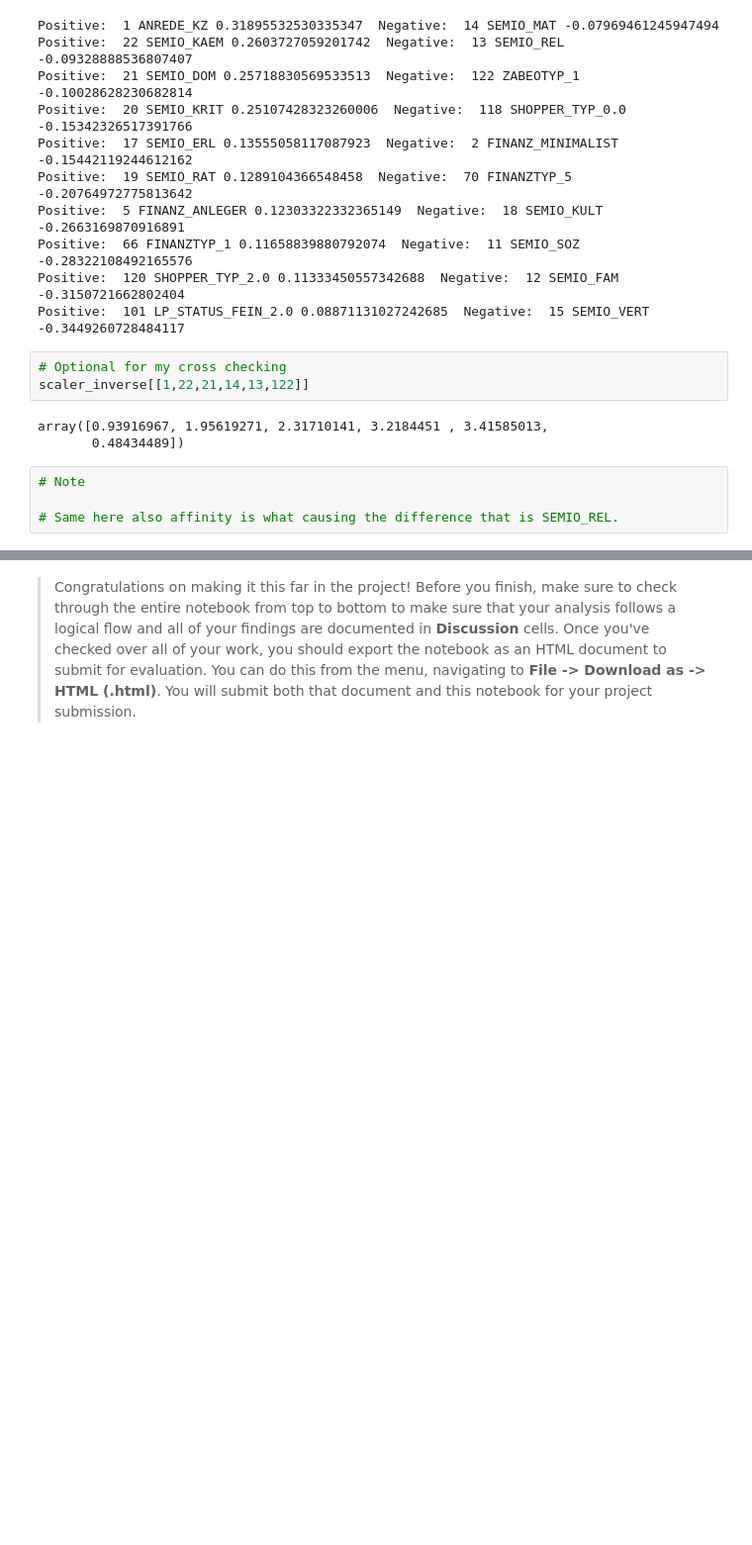
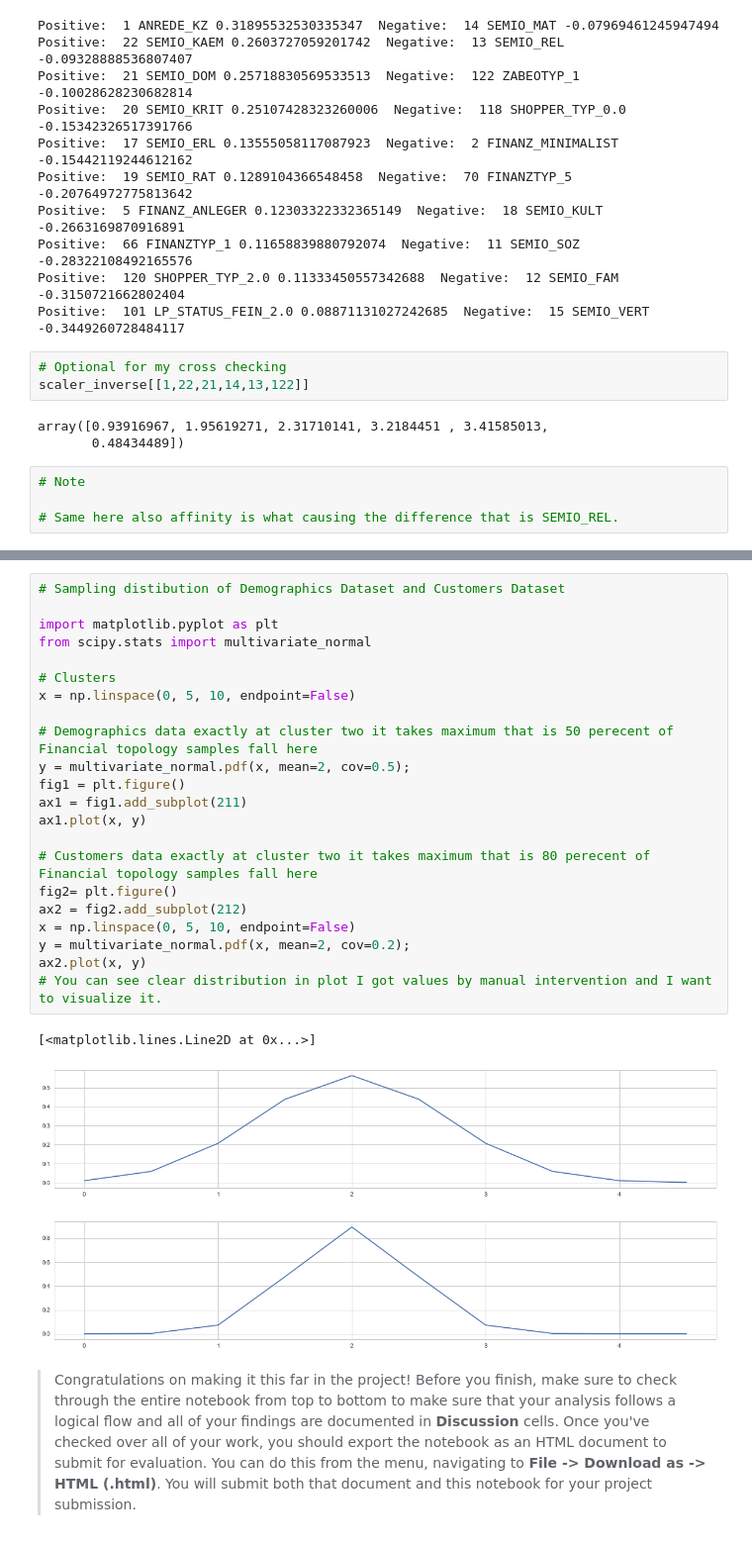
Before and after one commit to karthiktsaliki/Customer_Segments, a Jupyter notebook: Identify_Customer_Segments.ipynb, the cells around one changed output, grey strips where cells are left out. Shown: that part at 99% size. Cells and saved outputs as stored; diff of their text form; blank space fills up the shorter version.

```diff
--- a/Identify_Customer_Segments.ipynb
+++ b/Identify_Customer_Segments.ipynb
@@ -1149,2 +1188,28 @@ array([0.93916967, 1.95619271, 2.31710141, 3.2184451 , 3.41585013,
+# %%
+# Sampling distibution of Demographics Dataset and Customers Dataset
+
+import matplotlib.pyplot as plt
+from scipy.stats import multivariate_normal
+
+# Clusters
+x = np.linspace(0, 5, 10, endpoint=False)
+
+# Demographics data exactly at cluster two it takes maximum that is 50 perecent of Financial topology samples fall here
+y = multivariate_normal.pdf(x, mean=2, cov=0.5);
+fig1 = plt.figure()
+ax1 = fig1.add_subplot(211)
+ax1.plot(x, y)
+
+# Customers data exactly at cluster two it takes maximum that is 80 perecent of Financial topology samples fall here
+fig2= plt.figure()
+ax2 = fig2.add_subplot(212)
+x = np.linspace(0, 5, 10, endpoint=False)
+y = multivariate_normal.pdf(x, mean=2, cov=0.2);
+ax2.plot(x, y)
+# You can see clear distribution in plot I got values by manual intervention and I want to visualize it.
+# %% [output]
+[<matplotlib.lines.Line2D at 0x...>]
+[figure, added]
+[figure, added]
 # %% [markdown]
 > Congratulations on making it this far in the project! Before you finish, make sure to check through the entire notebook from top to bottom to make sure that your analysis follows a logical flow and all of your findings are documented in **Discussion** cells. Once you've checked over all of your work, you should export the notebook as an HTML document to submit for evaluation. You can do this from the menu, navigating to **File -> Download as -> HTML (.html)**. You will submit both that document and this notebook for your project submission.
```
Also changed, not shown: parts of 6 cells of this notebook, 1 other file.
